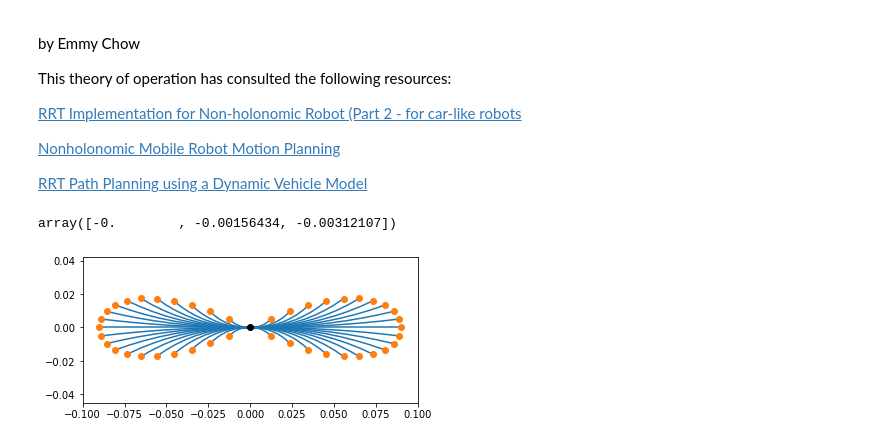
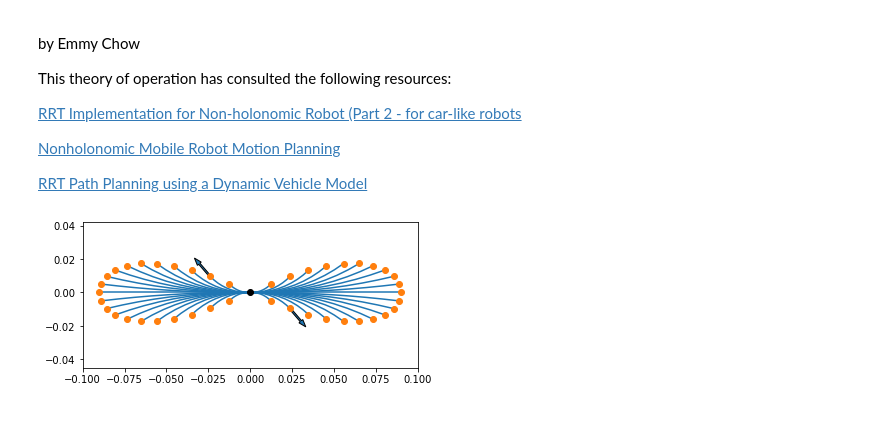
Before and after one commit to EmDash00/NonholonomicRRT, a Jupyter notebook: Theory of Operation.ipynb, the cells around one changed output. Drawn from its saved outputs; the diff is of its cells as text; code cells hidden in the pictures.

```diff
--- a/Theory of Operation.ipynb
+++ b/Theory of Operation.ipynb
@@ -12,10 +12,27 @@ This theory of operation has consulted the following resources:
 [RRT Path Planning using a Dynamic Vehicle Model](https://www.cs.cmu.edu/~motionplanning/reading/rosssiddpresentation.pdf)
 # %%
 import matplotlib.pyplot as plt
-import kdtree
 from mtree import MTree
-from src.rrtutil import dist2, diff
+from src.rrtutil import dist, dist2, diff
 import numpy as np
+
+
+class RRTNode(ndarray):
+    def __new__(cls, arr: ArrayLike):
+        n = asarray(arr).view(cls)
+        return (n)
+
+    # This is how you add properties to ndarray subclasses evidently.
+    def __array_finalize__(self, obj):
+        if obj is not None:
+            # [phi, v, (start_t_idx, stop_t_idx), phi_idx]
+            self.u = getattr(obj, 'u', [None] * 4)
+            self.parent = getattr(obj, 'parent', None)
+
+            # Deques have O(1) insertion at the end, no reallactions necessary!
+            self.children = getattr(obj, 'children', deque())
+
+
 
 
 def rotate(n, theta):
@@ -125,4 +114,0 @@ for t in range(N_t, 2 * N_t - 1):
-# %%
-prims[10:13, 0, :2][:, 0]
-# %% [output]
-array([-0.        , -0.00156434, -0.00312107])
@@ -129,18 +140,31 @@ array([-0.        , -0.00156434, -0.00312107])
 # %%
 fig, ax = plt.subplots(subplot_kw={'aspect': 'equal'})
 ax.set_xlim([-0.1, 0.1])
 ax.set_ylim([-0.045, 0.042])
 
-for i in range(primatives.shape[1]):
-    ax.plot(primatives[:, i, 0], primatives[:, i, 1], 'C0')
-    ax.plot(-primatives[:, i, 0], -primatives[:, i, 1], 'C0')
+idx = 100
+
+for i in range(primatives.shape[2]):
+    ax.plot(primatives[idx, :, i, 0], primatives[idx, :, i, 1], 'C0')
+    ax.plot(neg_prim[idx, :, i, 0], neg_prim[idx, :, i, 1], 'C0')
 
 ax.plot(0, 0, 'ko')
 
-ax.plot(candidates[:, 0],  candidates[:, 1], 'C1o')
-ax.plot(-candidates[:, 0],  -candidates[:, 1], 'C1o')
+ax.plot(candidates[idx, :, 0],  candidates[idx, :, 1], 'C1o')
+ax.plot(neg_candidates[idx, :, 0],  neg_candidates[idx, :, 1], 'C1o')
 
+c_idx = 1
+
+dx = np.cos(candidates[idx, c_idx, 2] * 2 * pi) / 100
+dy = np.sin(candidates[idx, c_idx, 2] * 2 * pi) / 100
+
+ax.arrow(candidates[idx, c_idx, 0], candidates[idx, c_idx, 1], dx, dy)
+
+dx = np.cos(neg_candidates[idx, c_idx, 2] * 2 * pi) / 100
+dy = np.sin(neg_candidates[idx, c_idx, 2] * 2 * pi) / 100
+
+ax.arrow(neg_candidates[idx, c_idx, 0], neg_candidates[idx, c_idx, 1], dx, dy)
 
 plt.show()
 # %% [output]
-[figure, old version]
+[figure, new version]
```
Also changed, not shown: parts of 8 cells of this notebook, 3 other files.
